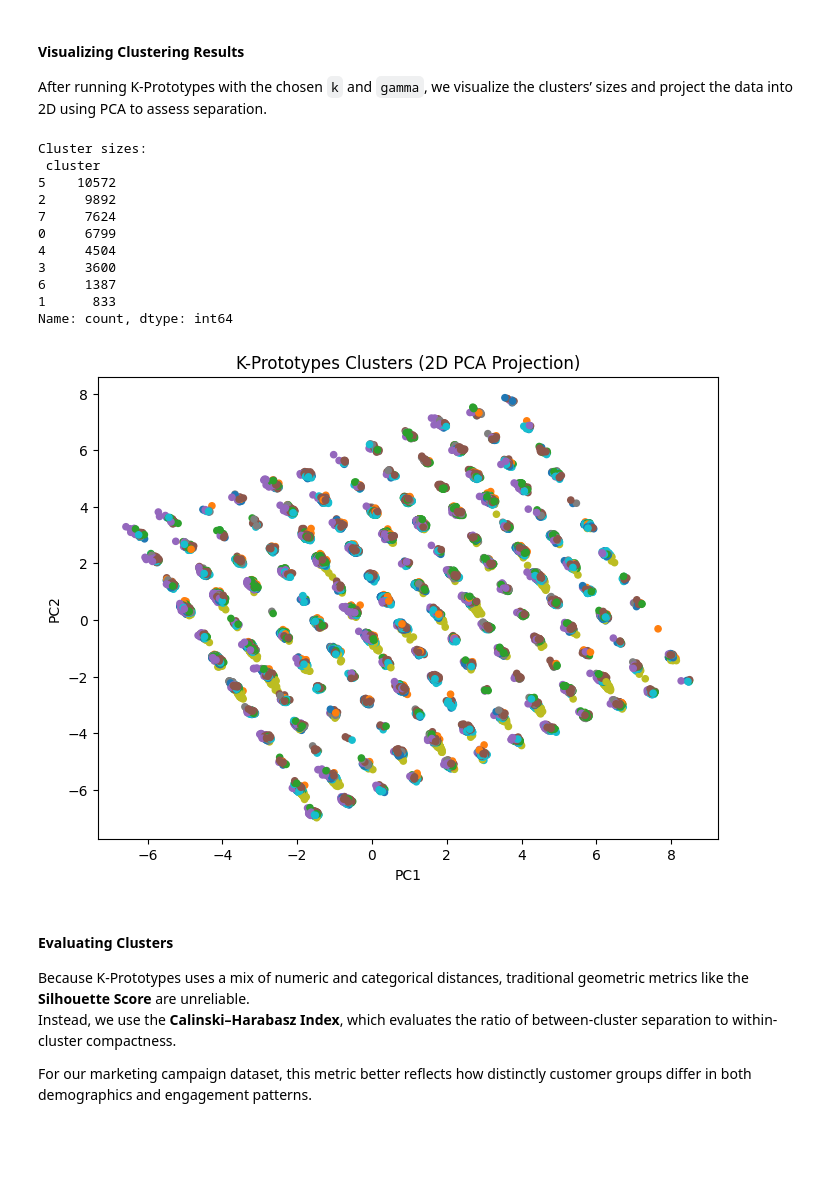
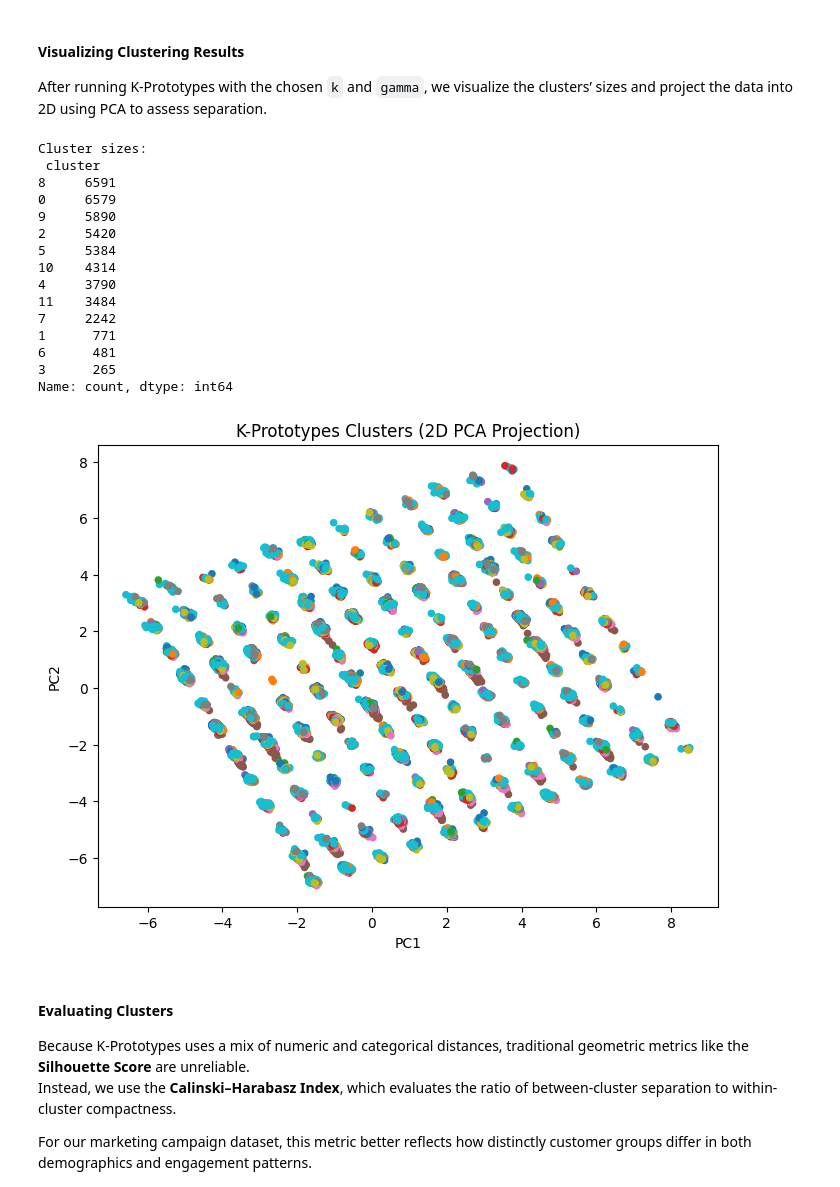
Before and after one commit to vatslgoswami/IML_A2, a Jupyter notebook: clustering.ipynb, the cells around one changed output. Cells and saved outputs as stored; diff of their text form; code cells hidden in the pictures; blank space fills up the shorter version.

```diff
--- a/clustering.ipynb
+++ b/clustering.ipynb
@@ -1561,35 +1569,39 @@ Finding optimal k and γ using Calinski–Harabasz Index...
 After running K-Prototypes with the chosen `k` and `gamma`, we visualize the clusters’ sizes and project the data into 2D using PCA to assess separation.
 # %%
 # --- Run K-Prototypes with chosen parameters ---
-labels, centroids_num, centroids_cat = k_prototypes(X_num, X_cat, k=8, gamma=0.5, max_iter=100)
+labels, centroids_num, centroids_cat = k_prototypes(X_num, X_cat, k=12, gamma=0.5, max_iter=100)
 df_kproto_scratch['cluster'] = labels
 
 # Cluster sizes
 print("Cluster sizes:\n", df_kproto_scratch['cluster'].value_counts())
 
 # --- 2D PCA visualization ---
 pca = PCA(n_components=2)
 X_pca = pca.fit_transform(np.concatenate([X_num, X_cat], axis=1))
 
 plt.figure(figsize=(8,6))
 plt.scatter(X_pca[:,0], X_pca[:,1], c=labels, cmap='tab10', s=20)
 plt.title("K-Prototypes Clusters (2D PCA Projection)")
 plt.xlabel("PC1")
 plt.ylabel("PC2")
 plt.show()
 # %% [output]
 Cluster sizes:
  cluster
-5    10572
-2     9892
-7     7624
-0     6799
-4     4504
-3     3600
-6     1387
-1      833
+8     6591
+0     6579
+9     5890
+2     5420
+5     5384
+10    4314
+4     3790
+11    3484
+7     2242
+1      771
+6      481
+3      265
 Name: count, dtype: int64
-[figure, old version]
+[figure, new version]
 # %% [markdown]
 #### Evaluating Clusters
 
```
Also changed, not shown: parts of 7 cells of this notebook.
